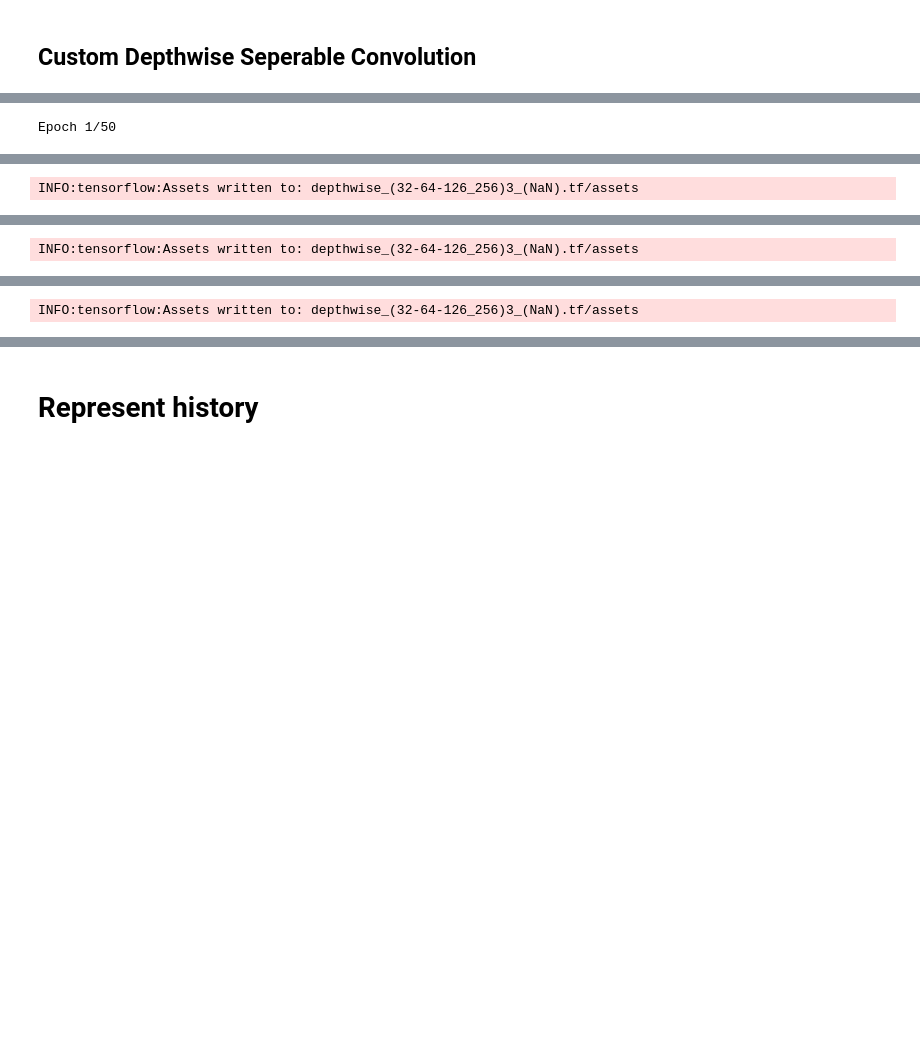
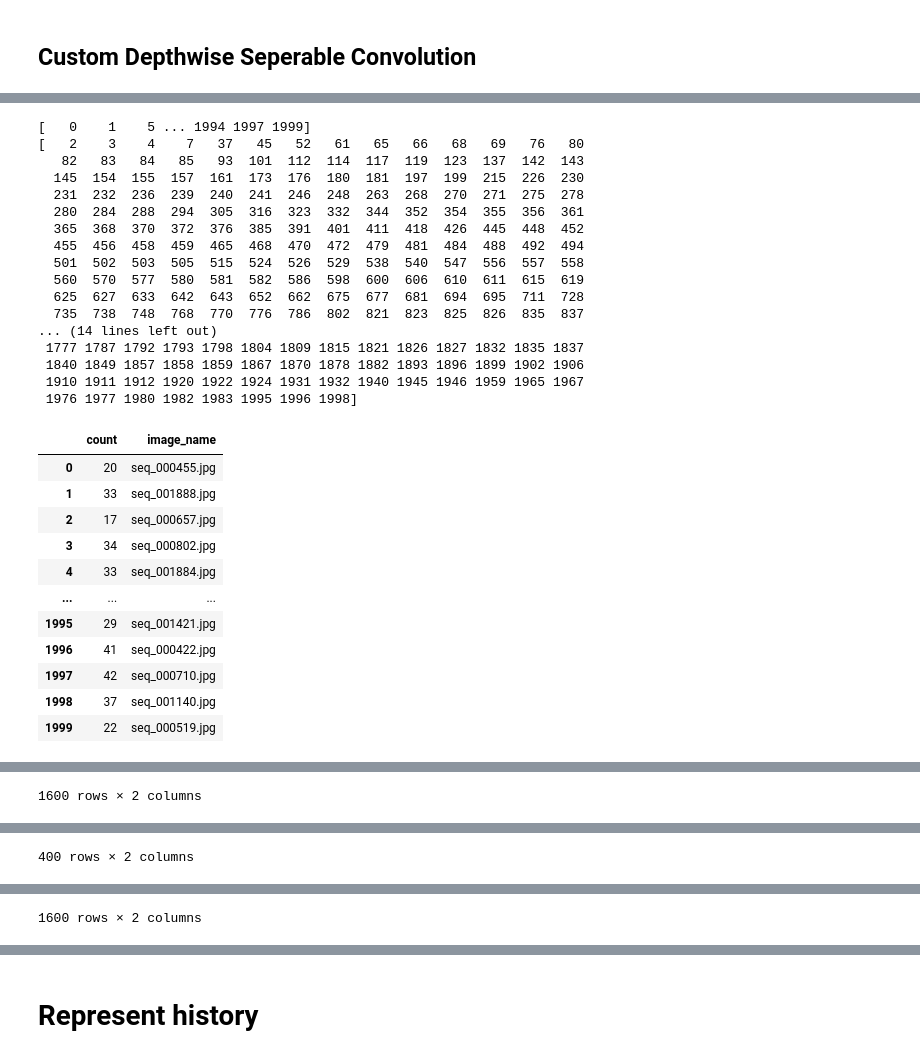
Before and after one commit to o-love/VC_Proyecto-final, a Jupyter notebook: Modelo1.ipynb, the cells around one changed output, grey strips where cells are left out. Drawn from its saved outputs; the diff is of its cells as text; code cells hidden in the pictures; blank space fills up the shorter version.

```diff
--- a/Modelo1.ipynb
+++ b/Modelo1.ipynb
@@ -194,3 +142,4 @@ model = keras.Model(inputs=inputs, outputs=outputs)
 # %%
+model = Xception_model()
 model.summary()
 # %% [output]
@@ -228,5 +182,3 @@ callbacks_list = [
     ),
 #    keras.callbacks.TensorBoard()
 ]
-# %%
-Wsave = model.get_weights()
@@ -233,9 +226,66 @@ Wsave = model.get_weights()
+# %%
+def k_fold_validation(i_model):
+    Wsave = i_model.get_weights()
+
+    i_kf = KFold(n_splits = 5, shuffle = True, random_state = 2)
+
+    history_store = []
+
+    for i_result in i_kf.split(labels_df):
+
+        train = labels_df.iloc[i_result[0]]
+        test =  labels_df.iloc[i_result[1]]
+
+        print(i_result[0])
+        print(i_result[1])
+
+        display(labels_df)
+        display(train)
+        print(f'Train size: {len(train)}')
+        display(test)
+        print(f'Test size: {len(test)}')
+
+        (train_generator, validation_generator) = training_utils.load_generators(train, test, dataset_path, batch_size, img_size)
+
+        i_model.set_weights(Wsave)
+        i_history = i_model.fit(train_generator,
+                                epochs=epochs,
+                                callbacks = callbacks_list,
+                                validation_data=validation_generator,
+                                )
+
+        history_store.append(i_history)
+
+    return history_store
 # %%
-model.set_weights(Wsave)
-history = model.fit(train_generator,
-        epochs=epochs,
-        callbacks = callbacks_list,
-        validation_data=validation_generator,
-)
+history = k_fold_validation(model)
 # %% [output]
-Epoch 1/50
+[   0    1    5 ... 1994 1997 1999]
+[   2    3    4    7   37   45   52   61   65   66   68   69   76   80
+   82   83   84   85   93  101  112  114  117  119  123  137  142  143
+  145  154  155  157  161  173  176  180  181  197  199  215  226  230
+  231  232  236  239  240  241  246  248  263  268  270  271  275  278
+  280  284  288  294  305  316  323  332  344  352  354  355  356  361
+  365  368  370  372  376  385  391  401  411  418  426  445  448  452
+  455  456  458  459  465  468  470  472  479  481  484  488  492  494
+  501  502  503  505  515  524  526  529  538  540  547  556  557  558
+  560  570  577  580  581  582  586  598  600  606  610  611  615  619
+  625  627  633  642  643  652  662  675  677  681  694  695  711  728
+  735  738  748  768  770  776  786  802  821  823  825  826  835  837
+... (14 lines left out)
+ 1777 1787 1792 1793 1798 1804 1809 1815 1821 1826 1827 1832 1835 1837
+ 1840 1849 1857 1858 1859 1867 1870 1878 1882 1893 1896 1899 1902 1906
+ 1910 1911 1912 1920 1922 1924 1931 1932 1940 1945 1946 1959 1965 1967
+ 1976 1977 1980 1982 1983 1995 1996 1998]
+|  | count | image_name |
+| 0 | 20 | seq_000455.jpg |
+| 1 | 33 | seq_001888.jpg |
+| 2 | 17 | seq_000657.jpg |
+| 3 | 34 | seq_000802.jpg |
+| 4 | 33 | seq_001884.jpg |
+| ... | ... | ... |
+| 1995 | 29 | seq_001421.jpg |
+| 1996 | 41 | seq_000422.jpg |
+| 1997 | 42 | seq_000710.jpg |
+| 1998 | 37 | seq_001140.jpg |
+| 1999 | 22 | seq_000519.jpg |
@@ -243 +305 @@ Epoch 1/50
-INFO:tensorflow:Assets written to: depthwise_(32-64-126_256)3_(NaN).tf/assets
+1600 rows × 2 columns
@@ -246 +319 @@ Epoch 2/50
-INFO:tensorflow:Assets written to: depthwise_(32-64-126_256)3_(NaN).tf/assets
+400 rows × 2 columns
@@ -249 +333 @@ Epoch 3/50
-INFO:tensorflow:Assets written to: depthwise_(32-64-126_256)3_(NaN).tf/assets
+1600 rows × 2 columns
```
Also changed, not shown: parts of 19 cells of this notebook, 1 other file.
